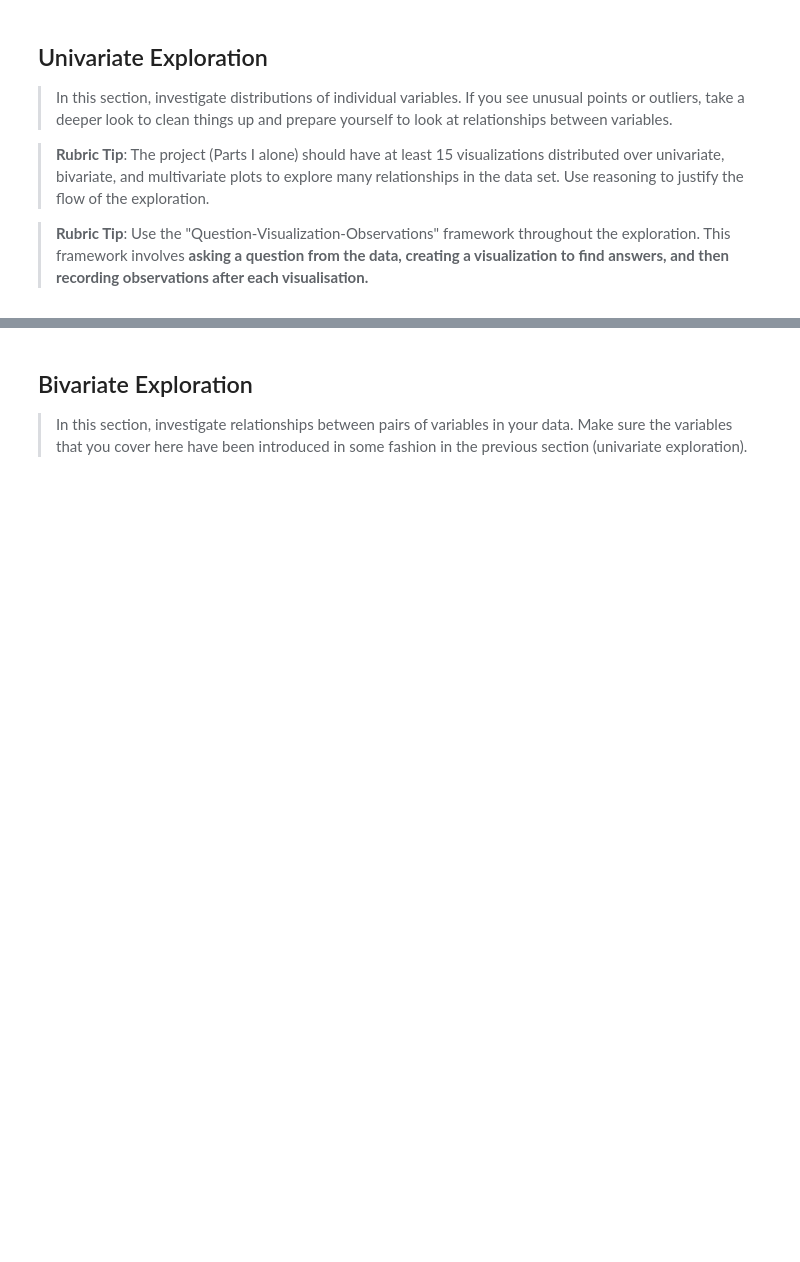
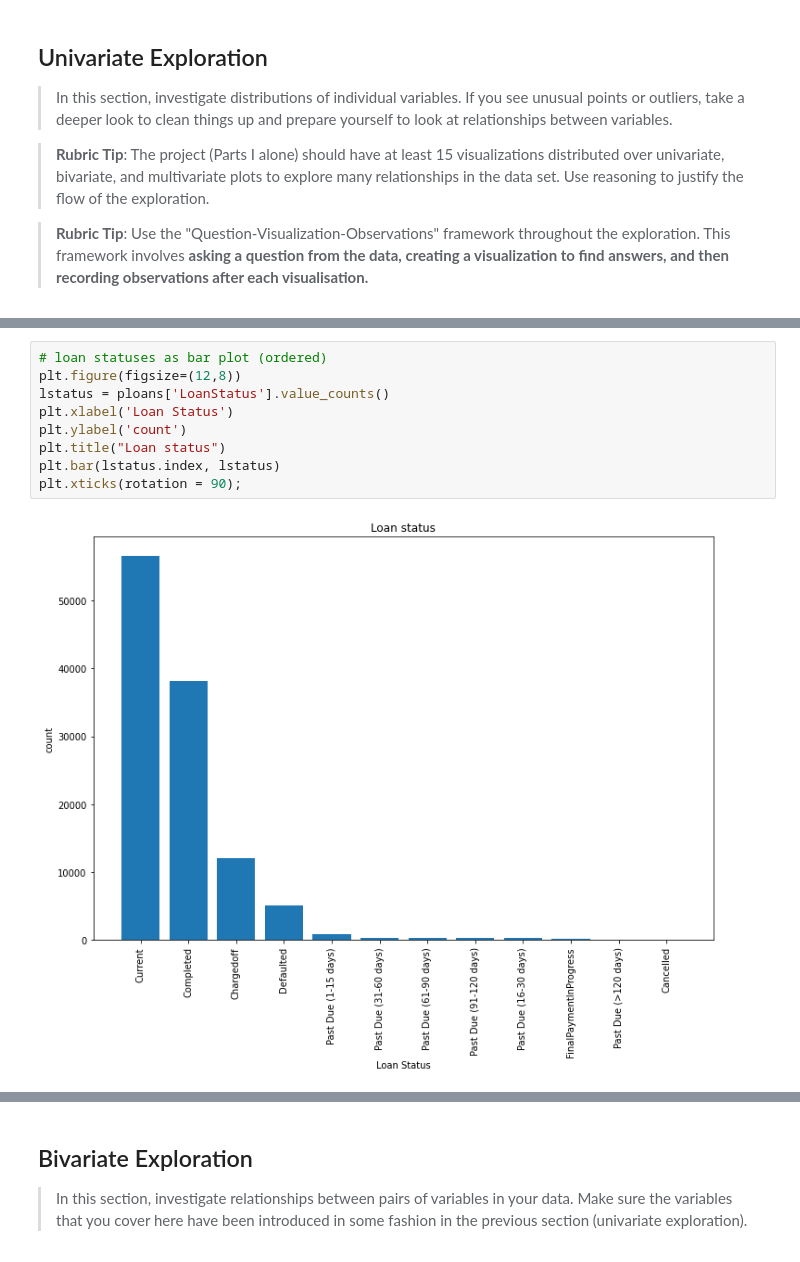
Before and after one commit to 3liud/loan-dataset-exploratoration, a Jupyter notebook: Notebooks/Part_I_exploration_template.ipynb, the cells around one changed output, grey strips where cells are left out. Cells and saved outputs as stored; diff of their text form; blank space fills up the shorter version.

```diff
--- a/Notebooks/Part_I_exploration_template.ipynb
+++ b/Notebooks/Part_I_exploration_template.ipynb
@@ -64,0 +171,11 @@ and prepare yourself to look at relationships between variables.
+# %%
+# loan statuses as bar plot (ordered)
+plt.figure(figsize=(12,8))
+lstatus = ploans['LoanStatus'].value_counts()
+plt.xlabel('Loan Status')
+plt.ylabel('count')
+plt.title("Loan status")
+plt.bar(lstatus.index, lstatus)
+plt.xticks(rotation = 90);
+# %% [output]
+[figure, added]
```
Also changed, not shown: parts of 28 cells of this notebook.
